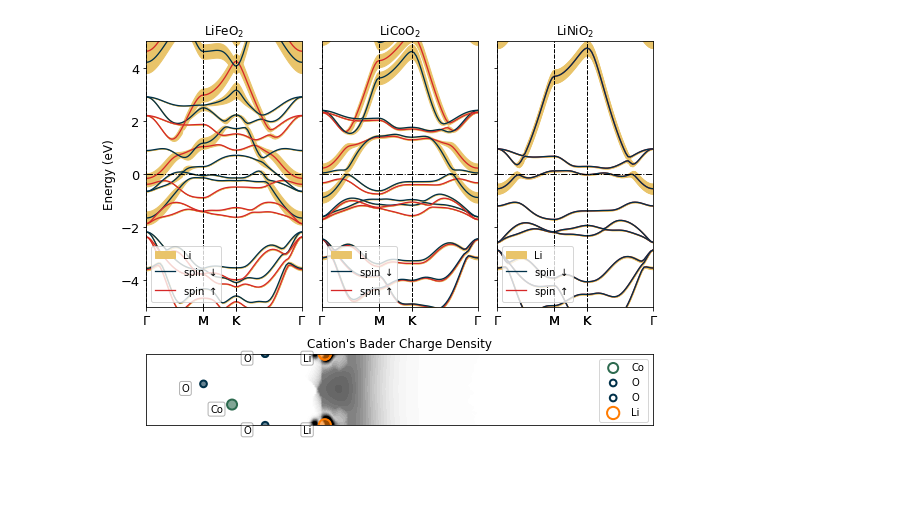
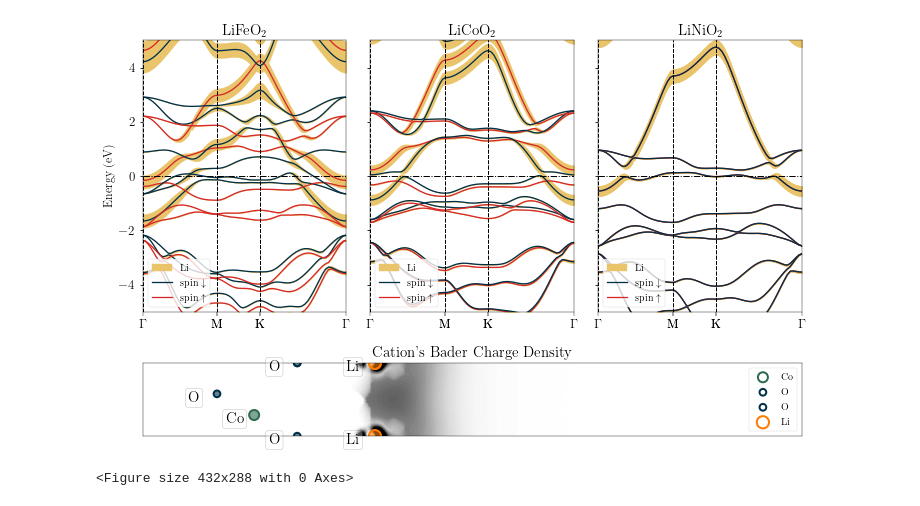
Before and after one commit to santoshkumarradha/oxides-perspective, a Jupyter notebook: paper_figs.ipynb, the cells around one changed output. Cells and saved outputs as stored; diff of their text form; code cells hidden in the pictures; blank space fills up the shorter version.

Commit message:
updated figures

```diff
--- a/paper_figs.ipynb
+++ b/paper_figs.ipynb
@@ -11,29 +32,53 @@ ry2ev = 13.605662285137
 # %%
 from src.band_structures import plot_Li,plot_density
 # %%
-fig = plt.figure(figsize=(8,6),facecolor="w")
+import matplotlib as mpl
+import matplotlib.pyplot as plt
+
+mpl.rcParams["font.family"] = "serif"
+mpl.rcParams["font.serif"] = "STIX"
+mpl.rcParams["mathtext.fontset"] = "stix"
+
+fig_width_pt = 3*246.0  # Get this from LaTeX using \showthe\columnwidth
+inches_per_pt = 1.0/72.27               # Convert pt to inches
+golden_mean = (np.sqrt(5)-1.0)/2.0         # Aesthetic ratio
+fig_width = fig_width_pt*inches_per_pt  # width in inches
+fig_height =fig_width*golden_mean       # height in inches
+fig_size = [fig_width,fig_height]
+params = {'backend': 'pdf',
+           'axes.labelsize': 10*2,
+           'font.size': 15,
+           'axes.titlesize':15,
+           'legend.fontsize': 10,
+           'xtick.labelsize': 8*2,
+           'ytick.labelsize': 8*2,
+           'text.usetex': True,
+           'figure.figsize': fig_size}
+plt.rcParams.update(params)
+
+
+fig = plt.figure(figsize=fig_size,facecolor="w")
 gs = gridspec.GridSpec(2, 3, height_ratios=[1, .27])
-
 ax = plt.subplot(gs[0,0])
 ax.set_title("LiFeO$_2$")
 plot_Li(ax,folder="data/lifeo2/")
 ax.set_ylabel("Energy (eV)",fontsize=12)
 
 ax = plt.subplot(gs[0,1])
 ax.set_title("LiCoO$_2$")
 plot_Li(ax,folder="data/licoo2/")
 ax.set_yticklabels("")
 
 ax = plt.subplot(gs[0,2])
 ax.set_title("LiNiO$_2$")
 plot_Li(ax,folder="data/linio2/")
 ax.set_yticklabels("")
 
 ax = plt.subplot(gs[1,:])
 plot_density(ax)
 ax.set_title("Cation's Bader Charge Density")
 plt.tight_layout()
-plt.savefig("figs/surface_bands_compare.png",dpi=300)
+plt.savefig("figs/surface_bands_compare.pdf",dpi=300)
 plt.show()
 # %% [output]
-[figure, old version]
+[figure, new version]
@@ -39,0 +111,23 @@ plt.show()
+# %%
+import numpy as np
+import matplotlib.pyplot as plt
+from matplotlib import rcParams
+rcParams.update({'figure.autolayout': True})
+plotter = EasyPlotter('figs/Optics.pdf','latex,revtex')
+fig = plotter.normal_figure()
+ax = fig.add_subplot(111)
+data=bse_xy_wlocal
+ax.plot(data[0],data[1],c="#e63946",linestyle="-",label="BSE$_{xy}$")
+ax.fill_between(data[0],data[1], color='#e63946',alpha=.14)
+data=rpa_xy_wlocal
+ax.plot(data[0],data[1],c='#1d3557',linestyle="-",label="RPA$_{xy}$")
+ax.fill_between(data[0],data[1], color='#1d3557',alpha=.14)
+ax.set_xlim([0,11])
+ax.set_ylim([0,None])
+ax.axvline(3.7625,c="k",ls="--",lw=.8)
+ax.set_ylabel("Im($\epsilon$)")
+ax.set_xlabel("Energy (eV)")
+ax.legend()
+plotter.save()
+# %% [output]
+<Figure size 432x288 with 0 Axes>
```
Also changed, not shown: parts of 3 cells of this notebook, 13 other files.
